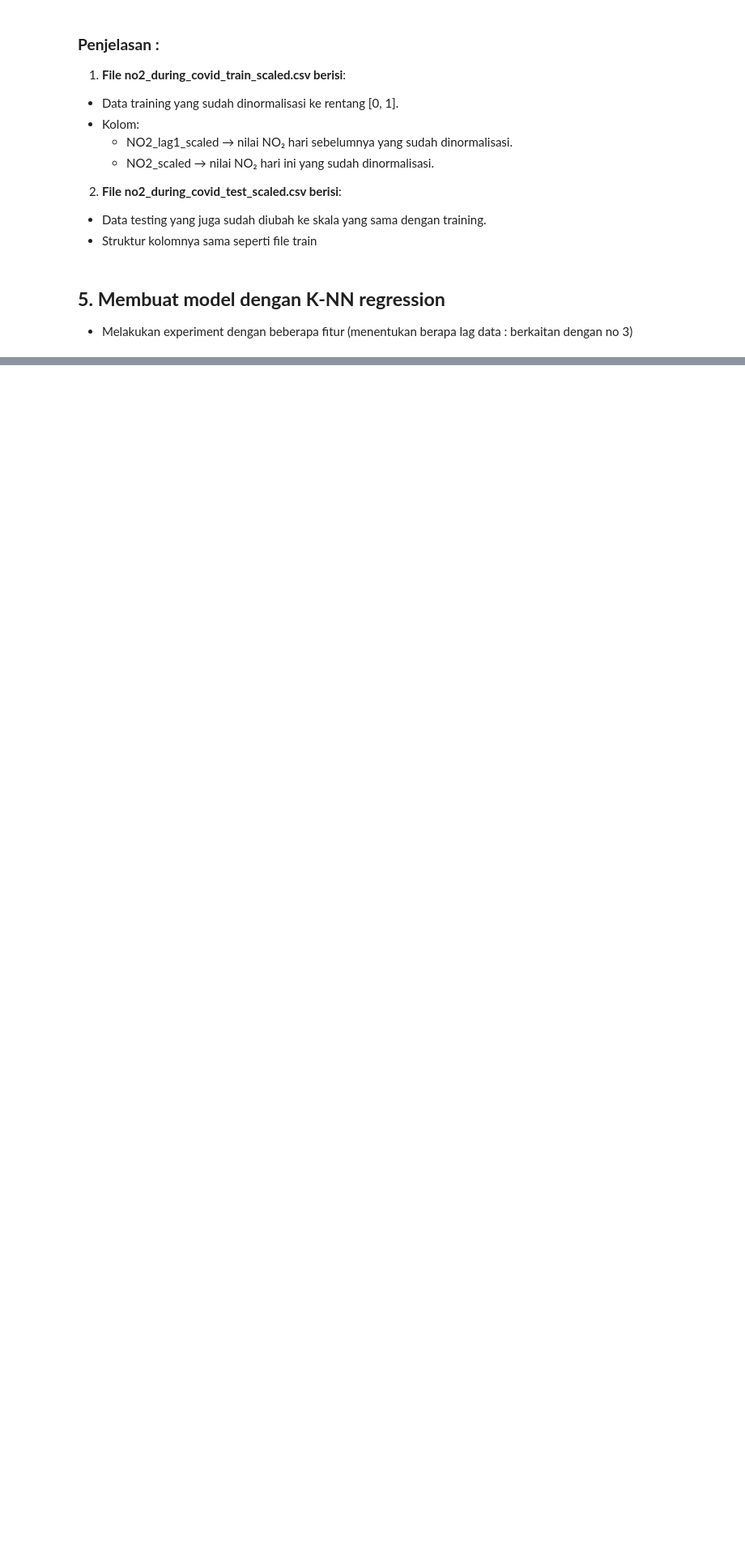
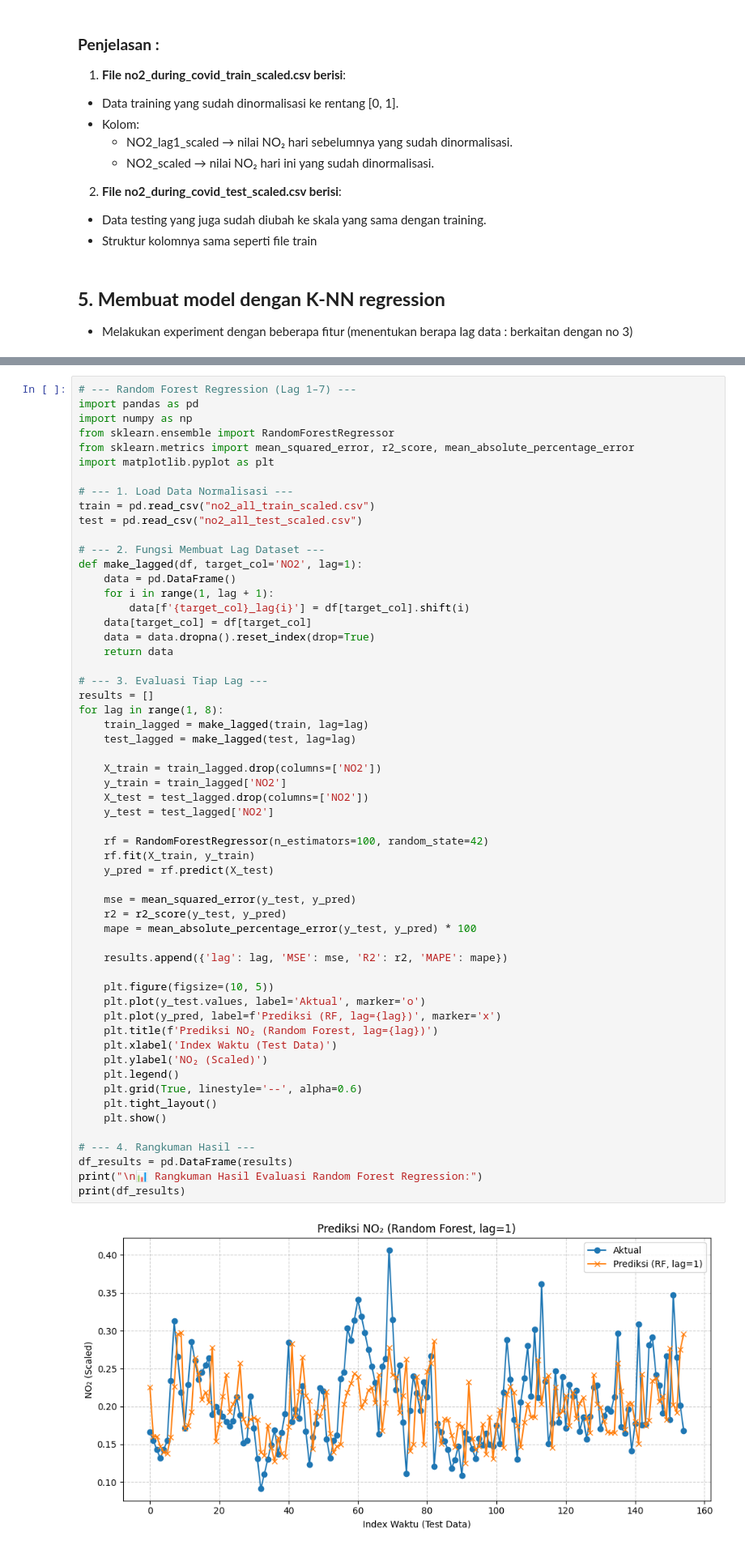
Before and after one commit to Triayunitak/PSD, a Jupyter notebook: tugas1-proyek-datasains/_build/jupyter_execute/tugas_NO2.ipynb, the cells around one changed output, grey strips where cells are left out. Shown at 81% size. Saved outputs shown, nothing was run; the diff lists cells and outputs as text; blank space fills up the shorter version.

```diff
--- a/tugas1-proyek-datasains/_build/jupyter_execute/tugas_NO2.ipynb
+++ b/tugas1-proyek-datasains/_build/jupyter_execute/tugas_NO2.ipynb
@@ -508,0 +522,59 @@ Kinerja terbaik; kesalahan turun, akurasi naik ~25% variasi terjelaskan.
+# %%
+# --- Random Forest Regression (Lag 1–7) ---
+import pandas as pd
+import numpy as np
+from sklearn.ensemble import RandomForestRegressor
+from sklearn.metrics import mean_squared_error, r2_score, mean_absolute_percentage_error
+import matplotlib.pyplot as plt
+
+# --- 1. Load Data Normalisasi ---
+train = pd.read_csv("no2_all_train_scaled.csv")
+test = pd.read_csv("no2_all_test_scaled.csv")
+
+# --- 2. Fungsi Membuat Lag Dataset ---
+def make_lagged(df, target_col='NO2', lag=1):
+    data = pd.DataFrame()
+    for i in range(1, lag + 1):
+        data[f'{target_col}_lag{i}'] = df[target_col].shift(i)
+    data[target_col] = df[target_col]
+    data = data.dropna().reset_index(drop=True)
+    return data
+
+# --- 3. Evaluasi Tiap Lag ---
+results = []
+for lag in range(1, 8):
+    train_lagged = make_lagged(train, lag=lag)
+    test_lagged = make_lagged(test, lag=lag)
+
+    X_train = train_lagged.drop(columns=['NO2'])
+    y_train = train_lagged['NO2']
+    X_test = test_lagged.drop(columns=['NO2'])
+    y_test = test_lagged['NO2']
+
+    rf = RandomForestRegressor(n_estimators=100, random_state=42)
+    rf.fit(X_train, y_train)
+    y_pred = rf.predict(X_test)
+
+    mse = mean_squared_error(y_test, y_pred)
+    r2 = r2_score(y_test, y_pred)
+    mape = mean_absolute_percentage_error(y_test, y_pred) * 100
+
+    results.append({'lag': lag, 'MSE': mse, 'R2': r2, 'MAPE': mape})
+
+    plt.figure(figsize=(10, 5))
+    plt.plot(y_test.values, label='Aktual', marker='o')
+    plt.plot(y_pred, label=f'Prediksi (RF, lag={lag})', marker='x')
+    plt.title(f'Prediksi NO₂ (Random Forest, lag={lag})')
+    plt.xlabel('Index Waktu (Test Data)')
+    plt.ylabel('NO₂ (Scaled)')
+    plt.legend()
+    plt.grid(True, linestyle='--', alpha=0.6)
+    plt.tight_layout()
+    plt.show()
+
+# --- 4. Rangkuman Hasil ---
+df_results = pd.DataFrame(results)
+print("\n📊 Rangkuman Hasil Evaluasi Random Forest Regression:")
+print(df_results)
+# %% [output]
+[figure, added]
```
Also changed, not shown: parts of 11 cells of this notebook, 41 other files.
